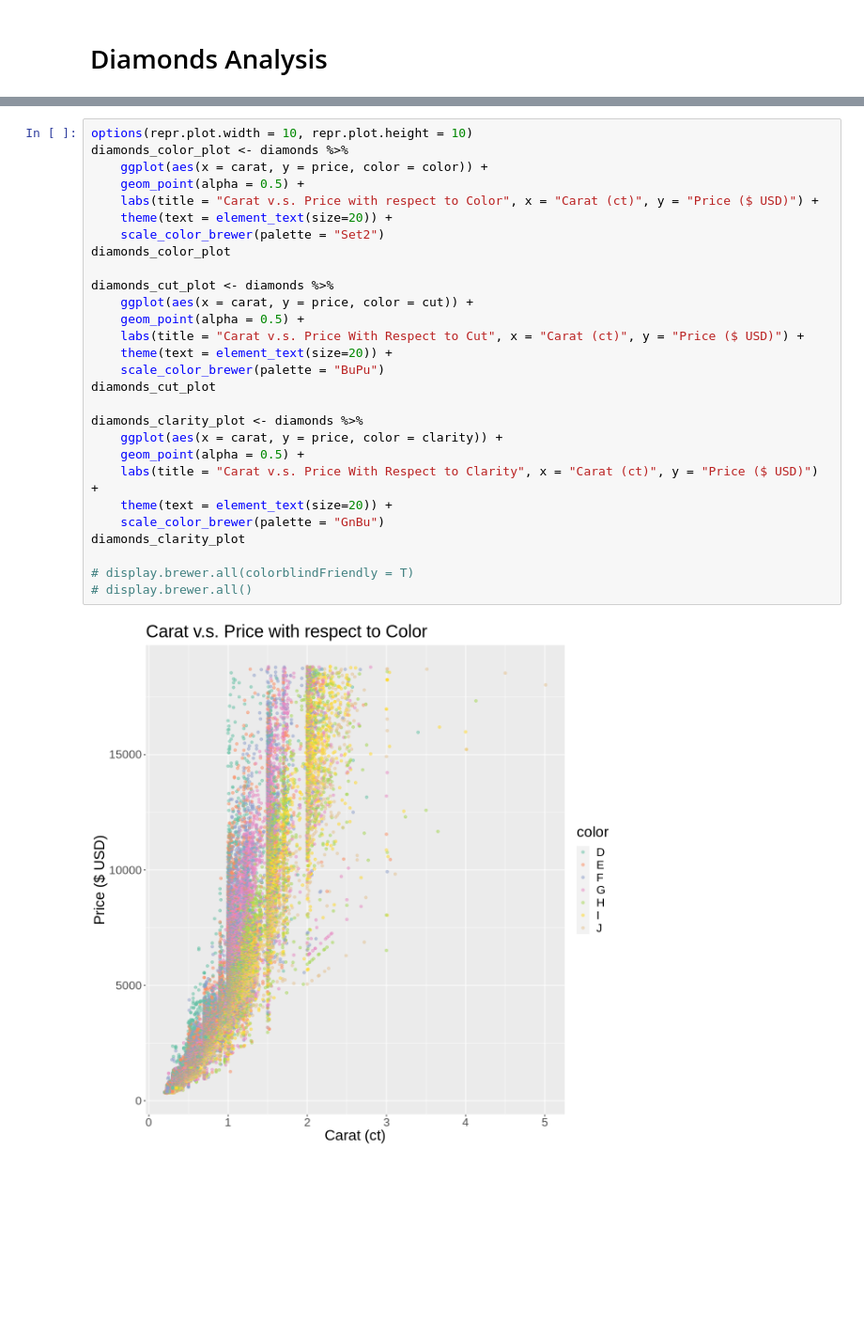
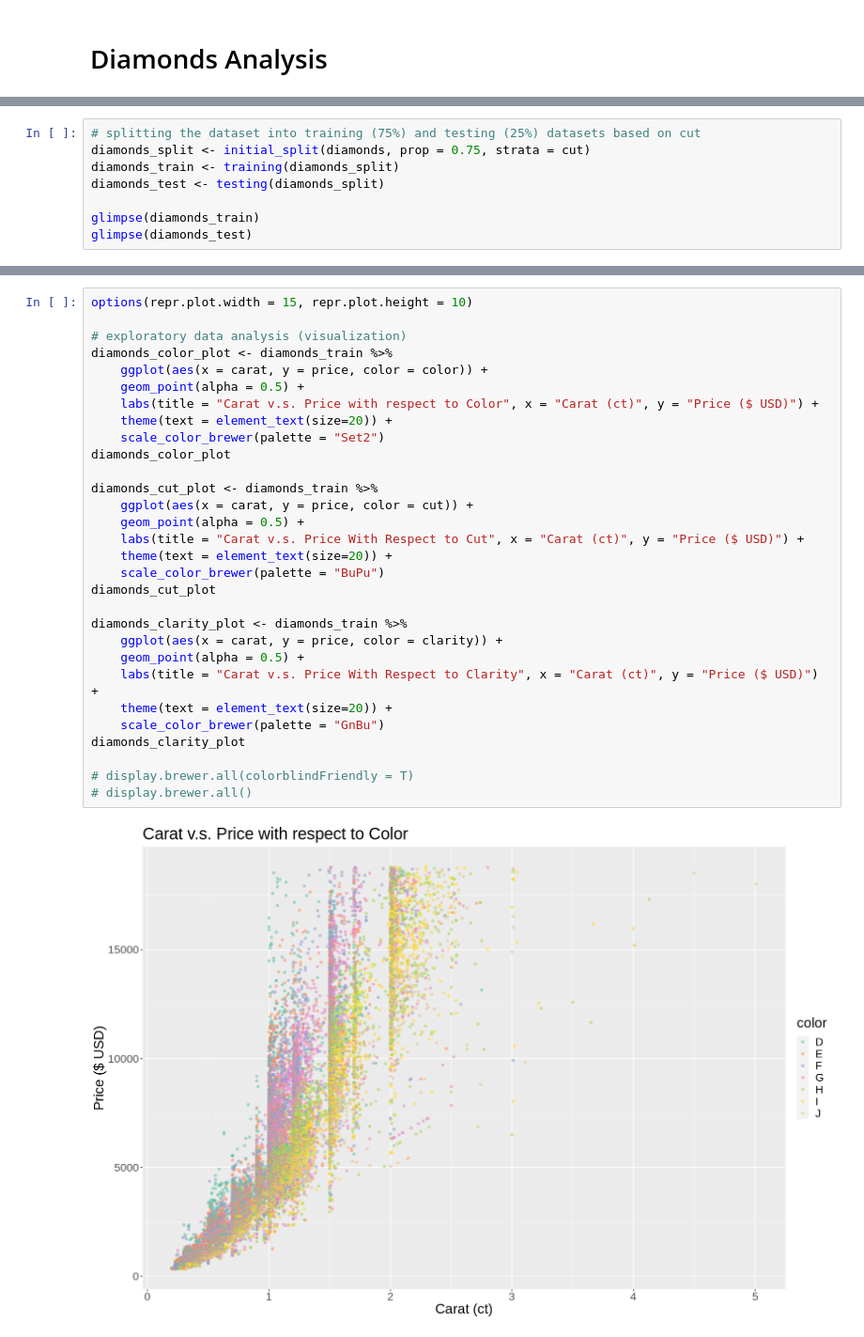
Before and after one commit to cpan0/dsci100-project, a Jupyter notebook: proposal.ipynb, the cells around one changed output, grey strips where cells are left out. Shown at 94% size. Saved outputs shown, nothing was run; the diff lists cells and outputs as text; blank space fills up the shorter version.

Commit message:
split dataset into train/test; added new visualization

```diff
--- a/proposal.ipynb
+++ b/proposal.ipynb
@@ -34,3 +54,11 @@ A tibble: 6 × 5
 | 0.29 | Premium | I | VS2 | 334 |
 | 0.31 | Good | J | SI2 | 335 |
 | 0.24 | Very Good | J | VVS2 | 336 |
+# %%
+# splitting the dataset into training (75%) and testing (25%) datasets based on cut
+diamonds_split <- initial_split(diamonds, prop = 0.75, strata = cut)
+diamonds_train <- training(diamonds_split)
+diamonds_test <- testing(diamonds_split)
+
+glimpse(diamonds_train)
+glimpse(diamonds_test)
@@ -101,32 +145,34 @@ A tibble: 1 × 2
 | <dbl> | <dbl> |
 | 326 | 18823 |
 # %%
-options(repr.plot.width = 10, repr.plot.height = 10)
-diamonds_color_plot <- diamonds %>%
+options(repr.plot.width = 15, repr.plot.height = 10)
+
+# exploratory data analysis (visualization)
+diamonds_color_plot <- diamonds_train %>%
     ggplot(aes(x = carat, y = price, color = color)) +
     geom_point(alpha = 0.5) +
     labs(title = "Carat v.s. Price with respect to Color", x = "Carat (ct)", y = "Price ($ USD)") +
     theme(text = element_text(size=20)) +
     scale_color_brewer(palette = "Set2")
 diamonds_color_plot
 
-diamonds_cut_plot <- diamonds %>%
+diamonds_cut_plot <- diamonds_train %>%
     ggplot(aes(x = carat, y = price, color = cut)) +
     geom_point(alpha = 0.5) +
     labs(title = "Carat v.s. Price With Respect to Cut", x = "Carat (ct)", y = "Price ($ USD)") +
     theme(text = element_text(size=20)) +
     scale_color_brewer(palette = "BuPu")
 diamonds_cut_plot
 
-diamonds_clarity_plot <- diamonds %>%
+diamonds_clarity_plot <- diamonds_train %>%
     ggplot(aes(x = carat, y = price, color = clarity)) +
     geom_point(alpha = 0.5) +
     labs(title = "Carat v.s. Price With Respect to Clarity", x = "Carat (ct)", y = "Price ($ USD)") +
     theme(text = element_text(size=20)) +
     scale_color_brewer(palette = "GnBu")
 diamonds_clarity_plot
 
 # display.brewer.all(colorblindFriendly = T)
 # display.brewer.all()
 # %% [output]
-[figure, old version]
+[figure, new version]
```
Also changed, not shown: parts of 6 cells of this notebook.
